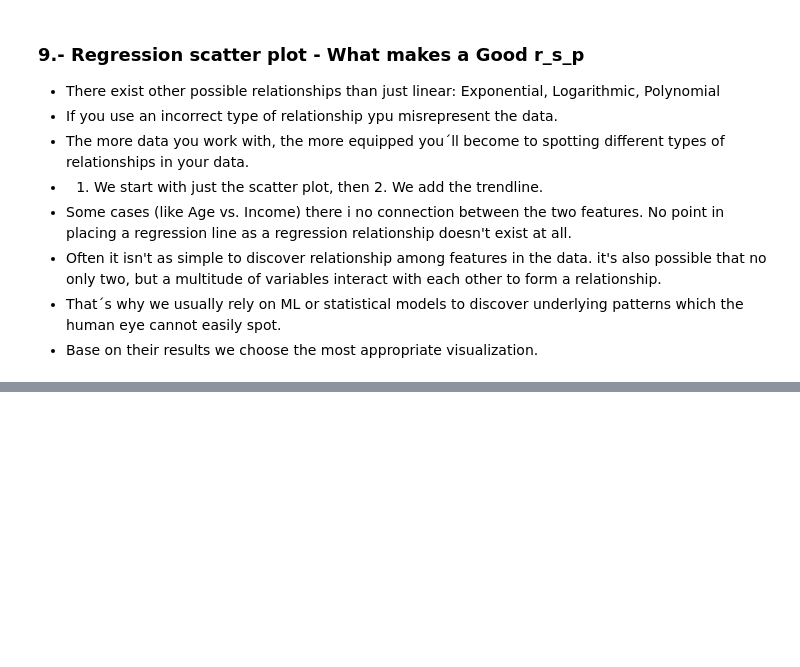
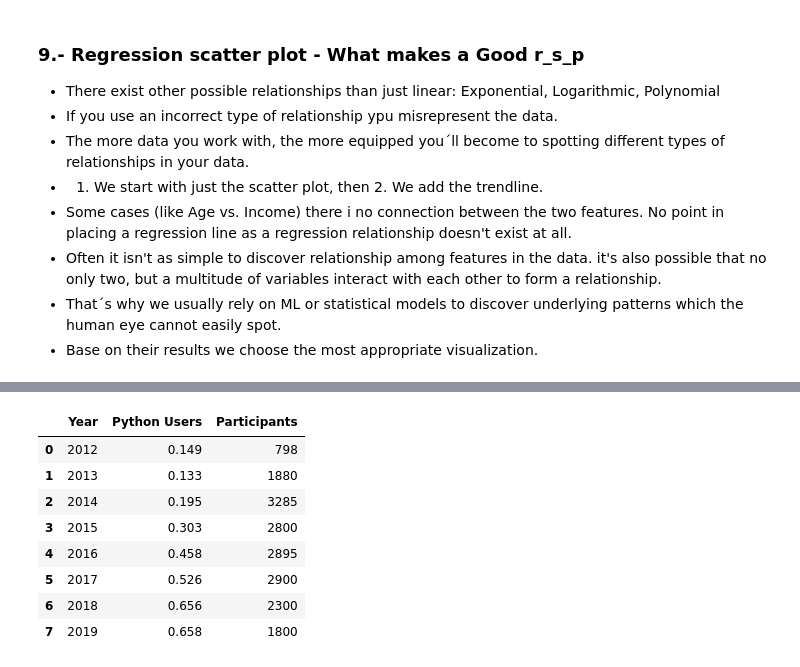
Before and after one commit to jmonti-gh/365DS_jm, a Jupyter notebook: 6_Complete_Data_Viz/0_complete_data_viz_py.ipynb, the cells around one changed output, grey strips where cells are left out. Cells and saved outputs as stored; diff of their text form; code cells hidden in the pictures; blank space fills up the shorter version.

```diff
--- a/6_Complete_Data_Viz/0_complete_data_viz_py.ipynb
+++ b/6_Complete_Data_Viz/0_complete_data_viz_py.ipynb
@@ -343,0 +339,14 @@ plt.show()
+# %%
+# Import/read the data
+df_kgnuggets = pd.read_csv('A_bar_line_chart_data.csv')
+df_kgnuggets
+# %% [output]
+|  | Year | Python Users | Participants |
+| 0 | 2012 | 0.149 | 798 |
+| 1 | 2013 | 0.133 | 1880 |
+| 2 | 2014 | 0.195 | 3285 |
+| 3 | 2015 | 0.303 | 2800 |
+| 4 | 2016 | 0.458 | 2895 |
+| 5 | 2017 | 0.526 | 2900 |
+| 6 | 2018 | 0.656 | 2300 |
+| 7 | 2019 | 0.658 | 1800 |
```
Also changed, not shown: parts of 8 cells of this notebook, 9 other files.
